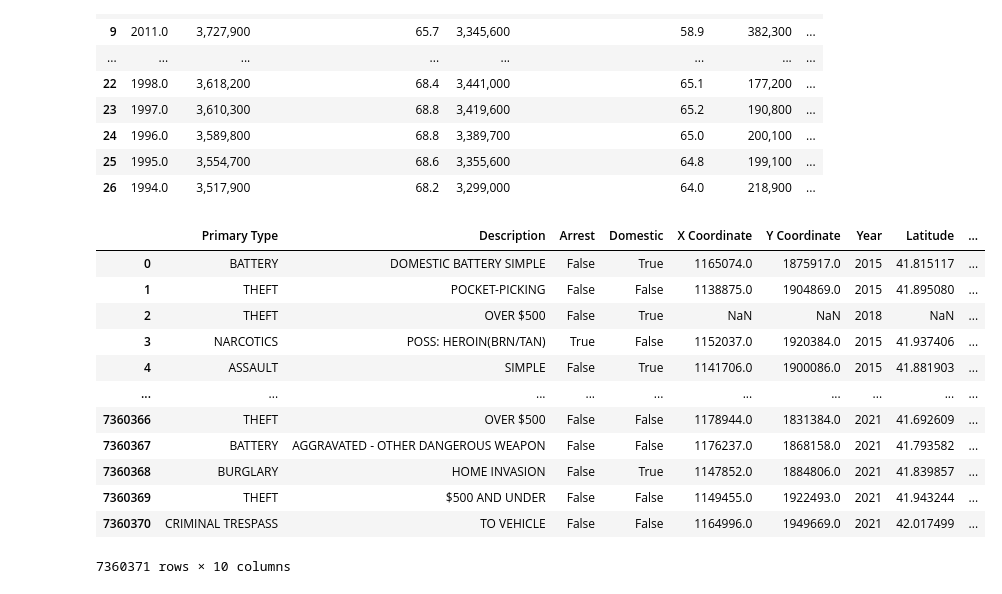
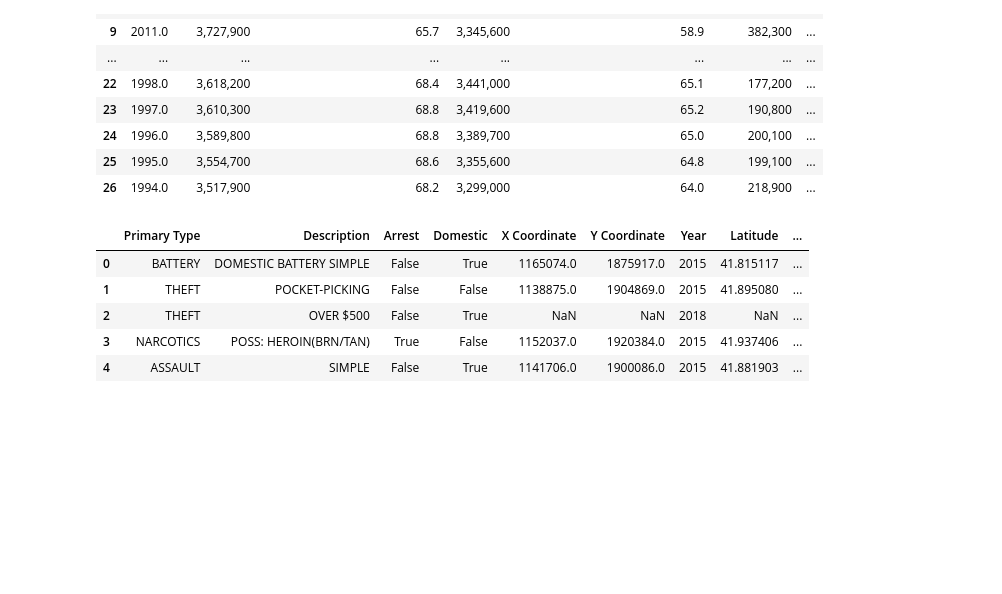
Before and after one commit to PatrickBarrett1/ETL_project, a Jupyter notebook: ETL-project.ipynb, the cells around one changed output. Cells and saved outputs as stored; diff of their text form; code cells hidden in the pictures; blank space fills up the shorter version.

```diff
--- a/ETL-project.ipynb
+++ b/ETL-project.ipynb
@@ -61,20 +50,13 @@ chicago_UE.dropna()
 | 26 | 1994.0 | 3,517,900 | 68.2 | 3,299,000 | 64.0 | 218,900 | ... |
 # %%
 chicago_crimes = chicago_crimes.drop(columns=['ID', 'Case Number', 'Date', 'Block', 'IUCR', 'Location Description', 'Beat', 'District', 'Ward', 'Community Area', 'FBI Code', 'Updated On'])
-chicago_crimes
+chicago_crimes.head()
 # %% [output]
 |  | Primary Type | Description | Arrest | Domestic | X Coordinate | Y Coordinate | Year | Latitude | ... |
 | 0 | BATTERY | DOMESTIC BATTERY SIMPLE | False | True | 1165074.0 | 1875917.0 | 2015 | 41.815117 | ... |
 | 1 | THEFT | POCKET-PICKING | False | False | 1138875.0 | 1904869.0 | 2015 | 41.895080 | ... |
 | 2 | THEFT | OVER $500 | False | True | NaN | NaN | 2018 | NaN | ... |
 | 3 | NARCOTICS | POSS: HEROIN(BRN/TAN) | True | False | 1152037.0 | 1920384.0 | 2015 | 41.937406 | ... |
 | 4 | ASSAULT | SIMPLE | False | True | 1141706.0 | 1900086.0 | 2015 | 41.881903 | ... |
-| ... | ... | ... | ... | ... | ... | ... | ... | ... | ... |
-| 7360366 | THEFT | OVER $500 | False | False | 1178944.0 | 1831384.0 | 2021 | 41.692609 | ... |
-| 7360367 | BATTERY | AGGRAVATED - OTHER DANGEROUS WEAPON | False | False | 1176237.0 | 1868158.0 | 2021 | 41.793582 | ... |
-| 7360368 | BURGLARY | HOME INVASION | False | True | 1147852.0 | 1884806.0 | 2021 | 41.839857 | ... |
-| 7360369 | THEFT | $500 AND UNDER | False | False | 1149455.0 | 1922493.0 | 2021 | 41.943244 | ... |
-| 7360370 | CRIMINAL TRESPASS | TO VEHICLE | False | False | 1164996.0 | 1949669.0 | 2021 | 42.017499 | ... |
-7360371 rows × 10 columns
 # %%
 chicago_crimes = chicago_crimes.set_index(['Year'])
```
Also changed, not shown: parts of 14 cells of this notebook.
